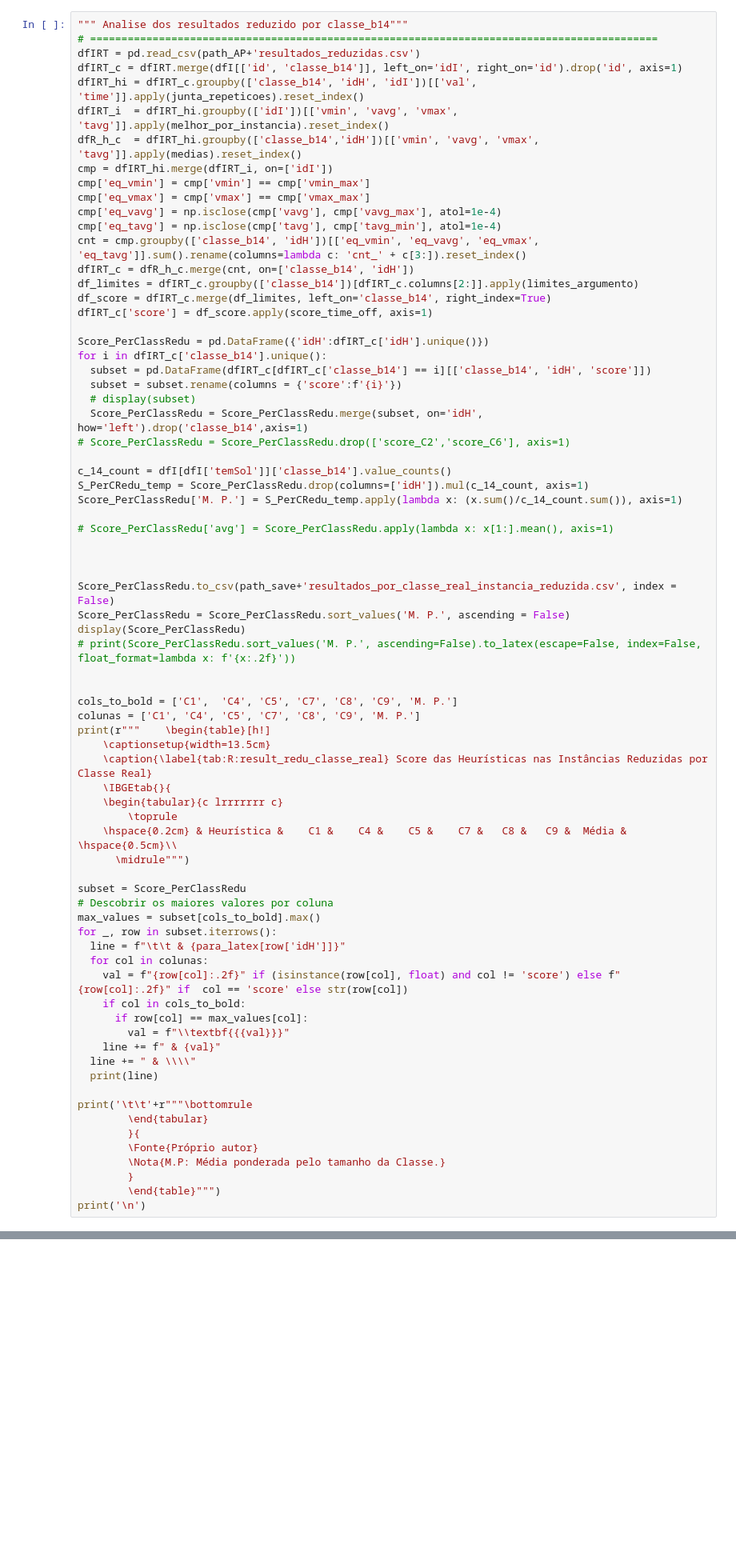
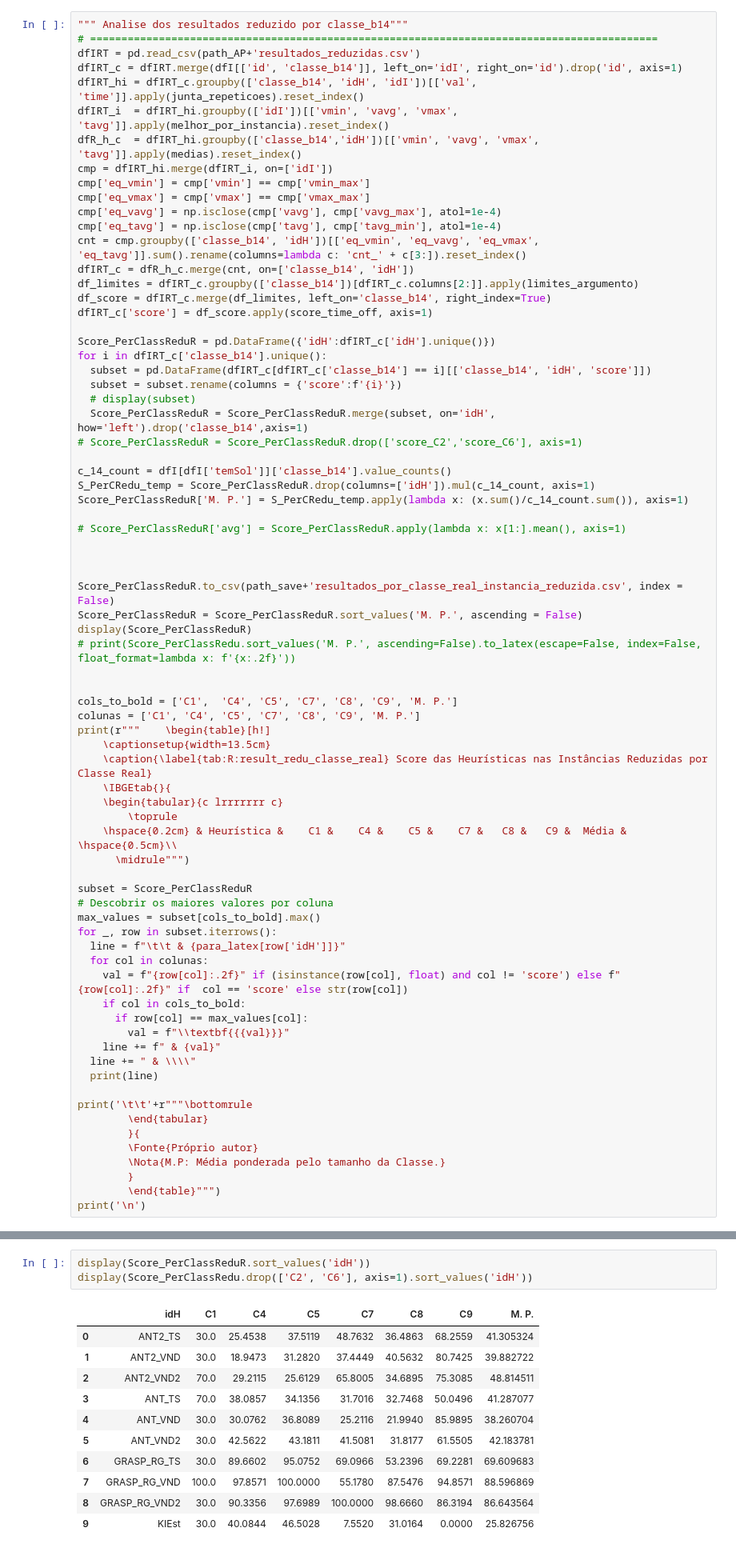
Before and after one commit to dariocostta/Monografia-KMIS, a Jupyter notebook: KMIS/Analises_Resultados_KMIS.ipynb, the cells around one changed output, grey strips where cells are left out. Shown at 80% size. Cells and saved outputs as stored; diff of their text form; blank space fills up the shorter version.

```diff
--- a/KMIS/Analises_Resultados_KMIS.ipynb
+++ b/KMIS/Analises_Resultados_KMIS.ipynb
@@ -642,25 +659,25 @@ df_limites = dfIRT_c.groupby(['classe_b14'])[dfIRT_c.columns[2:]].apply(limites_
 df_score = dfIRT_c.merge(df_limites, left_on='classe_b14', right_index=True)
 dfIRT_c['score'] = df_score.apply(score_time_off, axis=1)
 
-Score_PerClassRedu = pd.DataFrame({'idH':dfIRT_c['idH'].unique()})
+Score_PerClassReduR = pd.DataFrame({'idH':dfIRT_c['idH'].unique()})
 for i in dfIRT_c['classe_b14'].unique():
   subset = pd.DataFrame(dfIRT_c[dfIRT_c['classe_b14'] == i][['classe_b14', 'idH', 'score']])
   subset = subset.rename(columns = {'score':f'{i}'})
   # display(subset)
-  Score_PerClassRedu = Score_PerClassRedu.merge(subset, on='idH', how='left').drop('classe_b14',axis=1)
-# Score_PerClassRedu = Score_PerClassRedu.drop(['score_C2','score_C6'], axis=1)
+  Score_PerClassReduR = Score_PerClassReduR.merge(subset, on='idH', how='left').drop('classe_b14',axis=1)
+# Score_PerClassReduR = Score_PerClassReduR.drop(['score_C2','score_C6'], axis=1)
 
 c_14_count = dfI[dfI['temSol']]['classe_b14'].value_counts()
-S_PerCRedu_temp = Score_PerClassRedu.drop(columns=['idH']).mul(c_14_count, axis=1)
-Score_PerClassRedu['M. P.'] = S_PerCRedu_temp.apply(lambda x: (x.sum()/c_14_count.sum()), axis=1)
+S_PerCRedu_temp = Score_PerClassReduR.drop(columns=['idH']).mul(c_14_count, axis=1)
+Score_PerClassReduR['M. P.'] = S_PerCRedu_temp.apply(lambda x: (x.sum()/c_14_count.sum()), axis=1)
 
-# Score_PerClassRedu['avg'] = Score_PerClassRedu.apply(lambda x: x[1:].mean(), axis=1)
+# Score_PerClassReduR['avg'] = Score_PerClassReduR.apply(lambda x: x[1:].mean(), axis=1)
 
 
 
-Score_PerClassRedu.to_csv(path_save+'resultados_por_classe_real_instancia_reduzida.csv', index = False)
-Score_PerClassRedu = Score_PerClassRedu.sort_values('M. P.', ascending = False)
-display(Score_PerClassRedu)
+Score_PerClassReduR.to_csv(path_save+'resultados_por_classe_real_instancia_reduzida.csv', index = False)
+Score_PerClassReduR = Score_PerClassReduR.sort_values('M. P.', ascending = False)
+display(Score_PerClassReduR)
 # print(Score_PerClassRedu.sort_values('M. P.', ascending=False).to_latex(escape=False, index=False, float_format=lambda x: f'{x:.2f}'))
 
 
@@ -675,7 +692,7 @@ print(r"""    \begin{table}[h!]
     \hspace{0.2cm} & Heurística &    C1 &    C4 &    C5 &    C7 &   C8 &   C9 &  Média & \hspace{0.5cm}\\
       \midrule""")
 
-subset = Score_PerClassRedu
+subset = Score_PerClassReduR
 # Descobrir os maiores valores por coluna
 max_values = subset[cols_to_bold].max()
 for _, row in subset.iterrows():
@@ -739,0 +806,15 @@ Name: count, dtype: int64
+# %%
+display(Score_PerClassReduR.sort_values('idH'))
+display(Score_PerClassRedu.drop(['C2', 'C6'], axis=1).sort_values('idH'))
+# %% [output]
+|  | idH | C1 | C4 | C5 | C7 | C8 | C9 | M. P. |
+| 0 | ANT2_TS | 30.0 | 25.4538 | 37.5119 | 48.7632 | 36.4863 | 68.2559 | 41.305324 |
+| 1 | ANT2_VND | 30.0 | 18.9473 | 31.2820 | 37.4449 | 40.5632 | 80.7425 | 39.882722 |
+| 2 | ANT2_VND2 | 70.0 | 29.2115 | 25.6129 | 65.8005 | 34.6895 | 75.3085 | 48.814511 |
+| 3 | ANT_TS | 70.0 | 38.0857 | 34.1356 | 31.7016 | 32.7468 | 50.0496 | 41.287077 |
+| 4 | ANT_VND | 30.0 | 30.0762 | 36.8089 | 25.2116 | 21.9940 | 85.9895 | 38.260704 |
+| 5 | ANT_VND2 | 30.0 | 42.5622 | 43.1811 | 41.5081 | 31.8177 | 61.5505 | 42.183781 |
+| 6 | GRASP_RG_TS | 30.0 | 89.6602 | 95.0752 | 69.0966 | 53.2396 | 69.2281 | 69.609683 |
+| 7 | GRASP_RG_VND | 100.0 | 97.8571 | 100.0000 | 55.1780 | 87.5476 | 94.8571 | 88.596869 |
+| 8 | GRASP_RG_VND2 | 30.0 | 90.3356 | 97.6989 | 100.0000 | 98.6660 | 86.3194 | 86.643564 |
+| 9 | KIEst | 30.0 | 40.0844 | 46.5028 | 7.5520 | 31.0164 | 0.0000 | 25.826756 |
```
Also changed, not shown: parts of 9 cells of this notebook, 5 other files.
